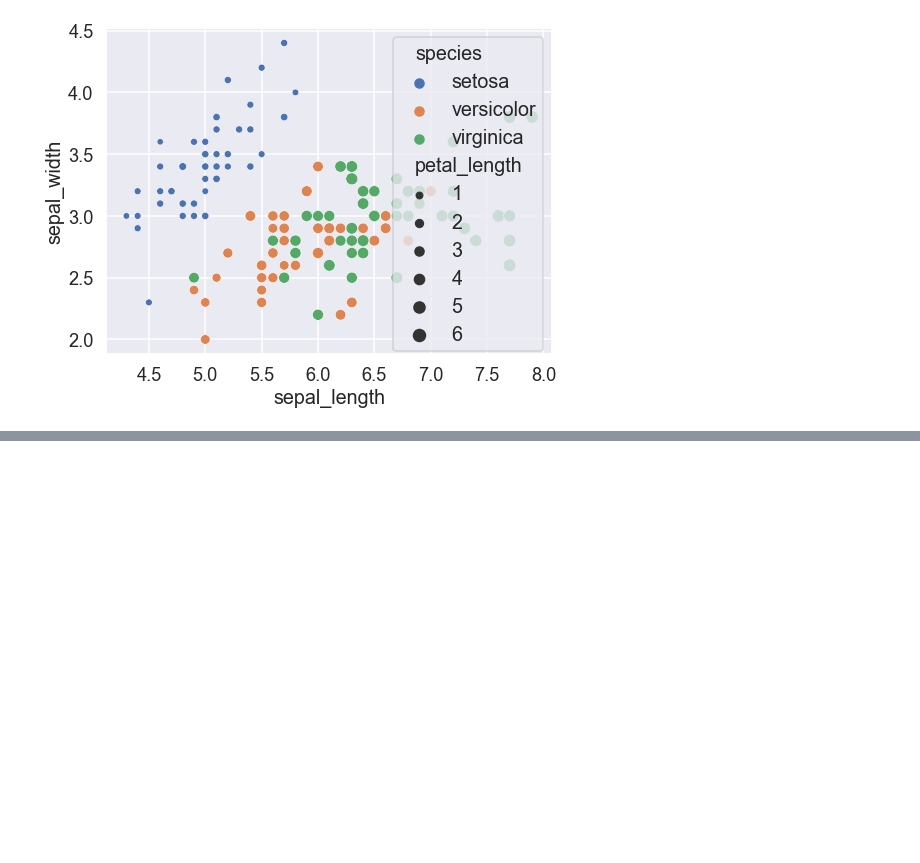
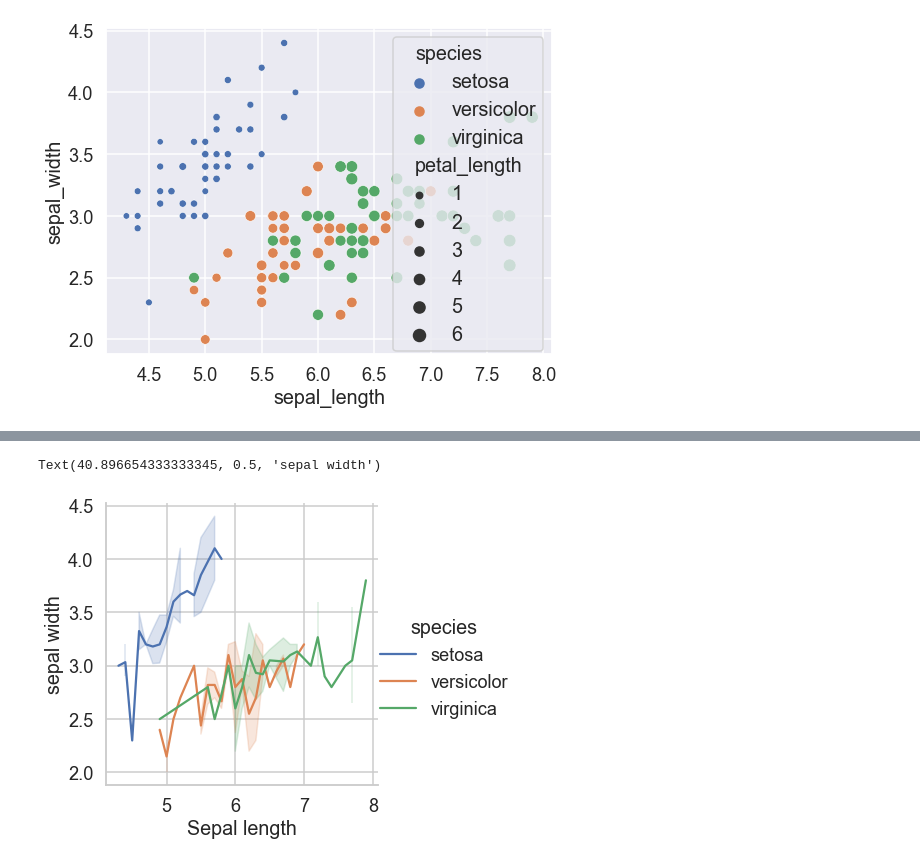
Before and after one commit to SuminBae97/Visualization, a Jupyter notebook: Iris_data_visualization.ipynb, the cells around one changed output, grey strips where cells are left out. Drawn from its saved outputs; the diff is of its cells as text; code cells hidden in the pictures; blank space fills up the shorter version.

```diff
--- a/Iris_data_visualization.ipynb
+++ b/Iris_data_visualization.ipynb
@@ -67,0 +71,7 @@ sns.scatterplot(iris.sepal_length , iris.sepal_width, size=iris.petal_length  ,
+# %%
+sns.relplot(iris.sepal_length , iris.sepal_width , data=iris , hue='species',kind='line')
+plt.xlabel("Sepal length")
+plt.ylabel("sepal width")
+# %% [output]
+Text(40.896654333333345, 0.5, 'sepal width')
+[figure, added]
```
Also changed, not shown: parts of 4 cells of this notebook.
